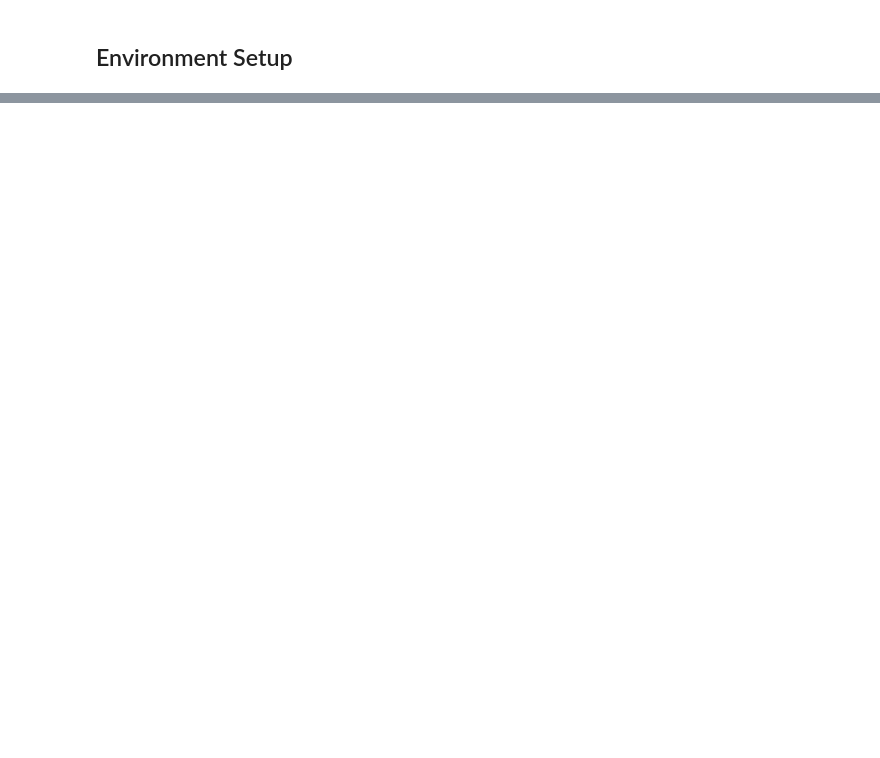
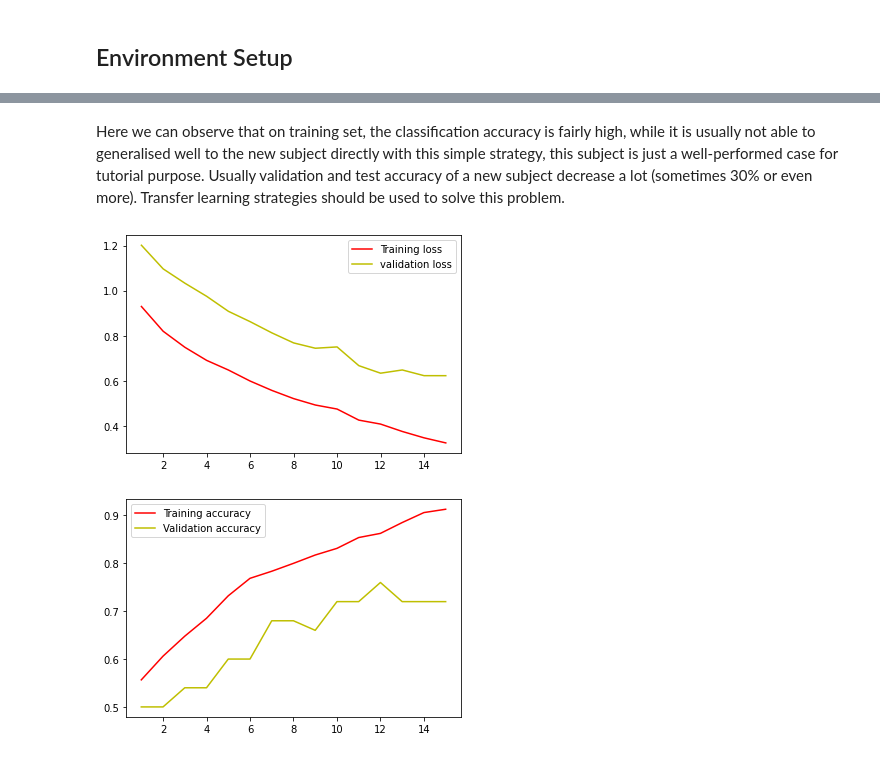
Before and after one commit to XiaoxiWei/NeurIPS_BEETL, a Jupyter notebook: start_kits/3.motor_imagery_kit.ipynb, the cells around one changed output, grey strips where cells are left out. Cells and saved outputs as stored; diff of their text form; code cells hidden in the pictures; blank space fills up the shorter version.

```diff
--- a/start_kits/3.motor_imagery_kit.ipynb
+++ b/start_kits/3.motor_imagery_kit.ipynb
@@ -543,0 +151,13 @@ Normalized confusion matrix
+# %%
+def relabel(l):
+    if l == 'left_hand': return 0
+    elif l == 'right_hand': return 1
+    else: return 2
+
+
+y_src1 = np.array([relabel(l) for l in label_src1])
+y_src2 = np.array([relabel(l) for l in label_src2])
+y_tgt = np.array([relabel(l) for l in label_tgt])
+
+print("Only right-/left-hand labels are used and first source dataset does not have other labels:")
+print(np.unique(y_src1), np.unique(y_src2), np.unique(y_tgt))
@@ -543,0 +195,23 @@ Normalized confusion matrix
+# %%
+class TrainObject(object):
+    def __init__(self, X, y):
+        assert len(X) == len(y)
+        # Normalised, you could choose other normalisation strategy
+        mean = np.mean(X,axis=1,keepdims=True)
+        # here normalise across channels as an example, unlike the in the sleep kit
+        std = np.std(X, axis=1, keepdims=True)
+        X = (X - mean) / std
+        # we scale it to 1000 as a better training scale of the shallow CNN
+        # according to the orignal work of the paper referenced above
+        self.X = X.astype(np.float32) * 1e3
+        self.y = y.astype(np.int64)
+
+train_set = TrainObject(X_train, y=y_train)
+valid_set = TrainObject(X_val, y=y_val)
+test_set = TrainObject(X_test, y=y_test)
+# %%
+in_chans = X_train.shape[1]
+labelsize = len(np.unique(y_train))
+model = util.shallow_net.EEGShallowClassifier(in_chans, labelsize, window_size, return_feature=False)
+if cuda:
+    model.cuda()
@@ -543,0 +391,14 @@ Normalized confusion matrix
+# %% [markdown]
+Here we can observe that on training set, the classification accuracy is fairly high, while it is usually not able to generalised well to the new subject directly with this simple strategy, this subject is just a well-performed case for tutorial purpose. Usually validation and test accuracy of a new subject decrease a lot (sometimes 30% or even more). Transfer learning strategies should be used to solve this problem.
+# %%
+t = np.arange(0.0, len(Tlosses), 1)+1
+plt.plot(t, Tlosses, 'r', t, Vlosses, 'y')
+plt.legend(('Training loss', 'validation loss'))
+plt.show()
+
+plt.plot(t, Taccuracies, 'r', t, Vaccuracies, 'y')
+plt.legend(('Training accuracy', 'Validation accuracy'))
+plt.show()
+# %% [output]
+[figure, added]
+[figure, added]
```
Also changed, not shown: parts of 42 cells of this notebook, 2 other files.
